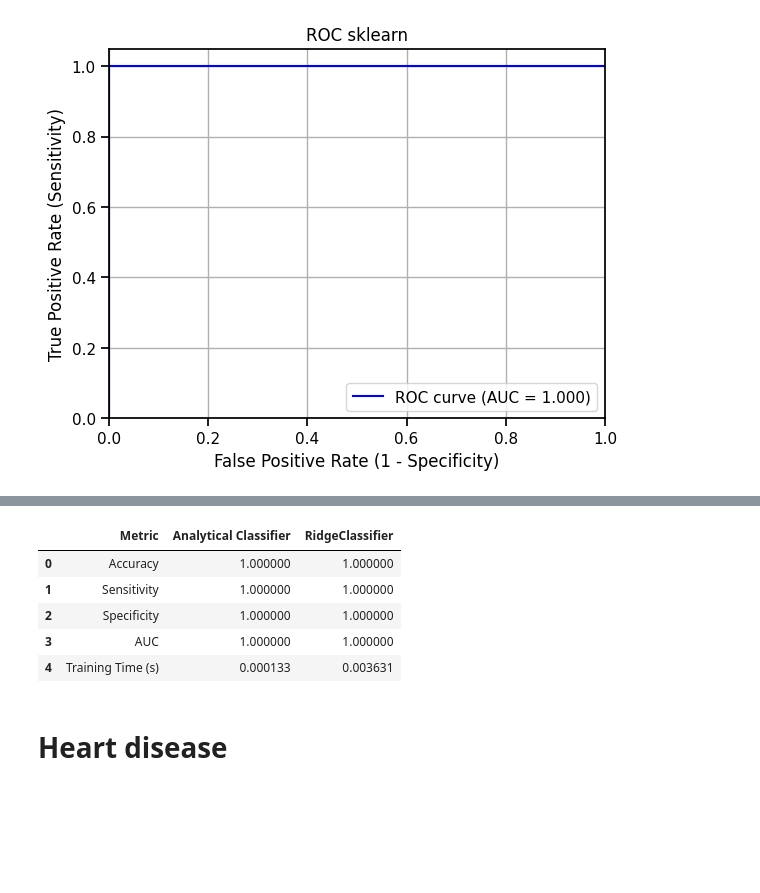
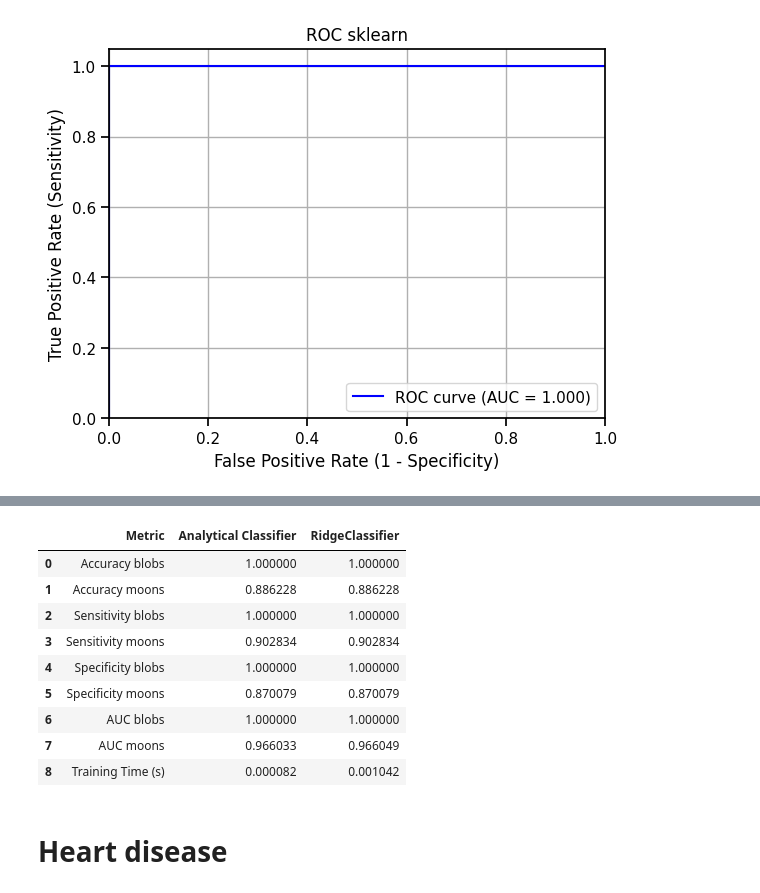
Before and after one commit to adamzsl/machine-learning, a Jupyter notebook: linear_classifier/linear_classifier.ipynb, the cells around one changed output, grey strips where cells are left out. Drawn from its saved outputs; the diff is of its cells as text; code cells hidden in the pictures; blank space fills up the shorter version.

```diff
--- a/linear_classifier/linear_classifier.ipynb
+++ b/linear_classifier/linear_classifier.ipynb
@@ -350,0 +483,3 @@ plt.show()
+# %%
+accuracy_moons_sklearn = clf_moons.score(X_moons_test, y_moons_test)
+print(f"RidgeClassifier moons accuracy: {accuracy_moons_sklearn:.4f}")
@@ -350,0 +500,5 @@ plt.show()
+# %%
+cm_moons_sklearn = confusion_matrix(y_moons_test, y_moons_pred_sklearn)
+disp.plot()
+plt.title("Confusion Matrix Sklearn")
+plt.show()
@@ -350,0 +507,8 @@ plt.show()
+# %%
+cr_moons_sklearn = classification_report(y_moons_test, y_moons_pred_sklearn)
+tn, fp, fn, tp = cm_moons_sklearn.ravel()
+specificity_moons_sklearn = tn / (tn+fp)  # swoistość
+sensitivity_moons_sklearn = tp / (tp+fn)  # czułość
+print(cr_moons_sklearn)
+print(f"Specificity: {specificity_moons_sklearn}")
+print(f"Sensitivity: {sensitivity_moons_sklearn}")
@@ -350,0 +527,7 @@ plt.show()
+# %%
+fpr_moons_sklearn, tpr_moons_sklearn, thresholds_moons_sklearn = roc_curve(y_moons_test, scores_moons_sklearn)
+auc_moons_sklearn = auc(fpr_moons_sklearn, tpr_moons_sklearn)
+
+print(f"fpr: {fpr_moons_sklearn}")
+print(f"tpr: {tpr_moons_sklearn}")
+print(f"thresholds: {thresholds_moons_sklearn}")
@@ -367,18 +580,22 @@ Sklearn time: 3.630702 s
 # %%
 comparison_data = {
-    'Metric': ['Accuracy', 'Sensitivity', 'Specificity', 'AUC', 'Training Time (s)'],
-    'Analytical Classifier': [accuracy, sensitivity, specificity, auc_analytical, analytical_time/1000],
-    'RidgeClassifier': [accuracy_sklearn, sensitivity_sklearn, specificity_sklearn, auc_sklearn, sklearn_time/1000]
+    'Metric': ['Accuracy blobs', 'Accuracy moons', 'Sensitivity blobs', 'Sensitivity moons', 'Specificity blobs', 'Specificity moons', 'AUC blobs', 'AUC moons', 'Training Time (s)'],
+    'Analytical Classifier': [accuracy, accuracy_moons, sensitivity, sensitivity_moons, specificity, specificity_moons, auc_analytical, auc_analytical_moons, analytical_time/1000],
+    'RidgeClassifier': [accuracy_sklearn,accuracy_moons_sklearn, sensitivity_sklearn, sensitivity_moons_sklearn, specificity_sklearn, specificity_moons_sklearn, auc_sklearn, auc_moons_sklearn, sklearn_time/1000]
 }
 comparison_df = pd.DataFrame(comparison_data)
 comparison_df
 # %% [output]
 |  | Metric | Analytical Classifier | RidgeClassifier |
-| 0 | Accuracy | 1.000000 | 1.000000 |
-| 1 | Sensitivity | 1.000000 | 1.000000 |
-| 2 | Specificity | 1.000000 | 1.000000 |
-| 3 | AUC | 1.000000 | 1.000000 |
-| 4 | Training Time (s) | 0.000133 | 0.003631 |
+| 0 | Accuracy blobs | 1.000000 | 1.000000 |
+| 1 | Accuracy moons | 0.886228 | 0.886228 |
+| 2 | Sensitivity blobs | 1.000000 | 1.000000 |
+| 3 | Sensitivity moons | 0.902834 | 0.902834 |
+| 4 | Specificity blobs | 1.000000 | 1.000000 |
+| 5 | Specificity moons | 0.870079 | 0.870079 |
+| 6 | AUC blobs | 1.000000 | 1.000000 |
+| 7 | AUC moons | 0.966033 | 0.966049 |
+| 8 | Training Time (s) | 0.000082 | 0.001042 |
 # %% [markdown]
 # Heart disease
 # %%
```
Also changed, not shown: parts of 39 cells of this notebook.
